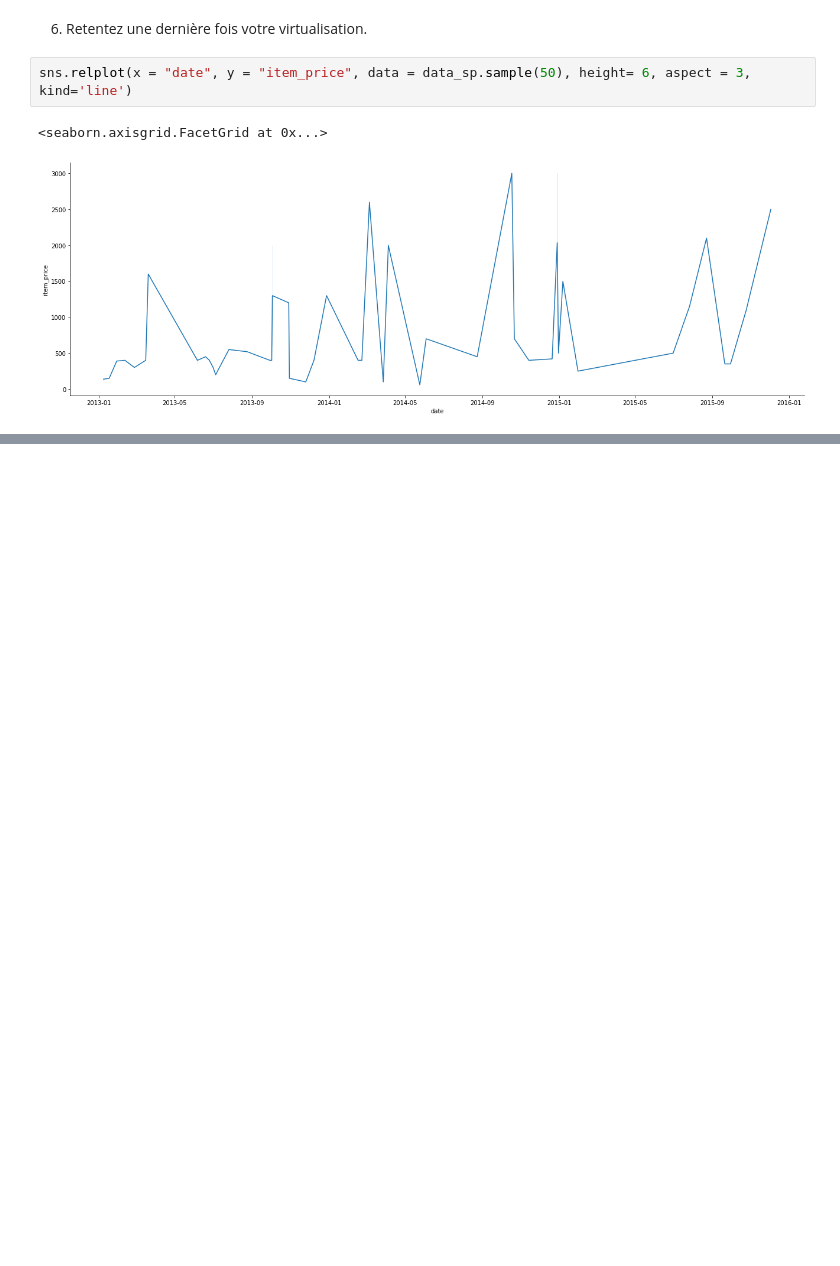
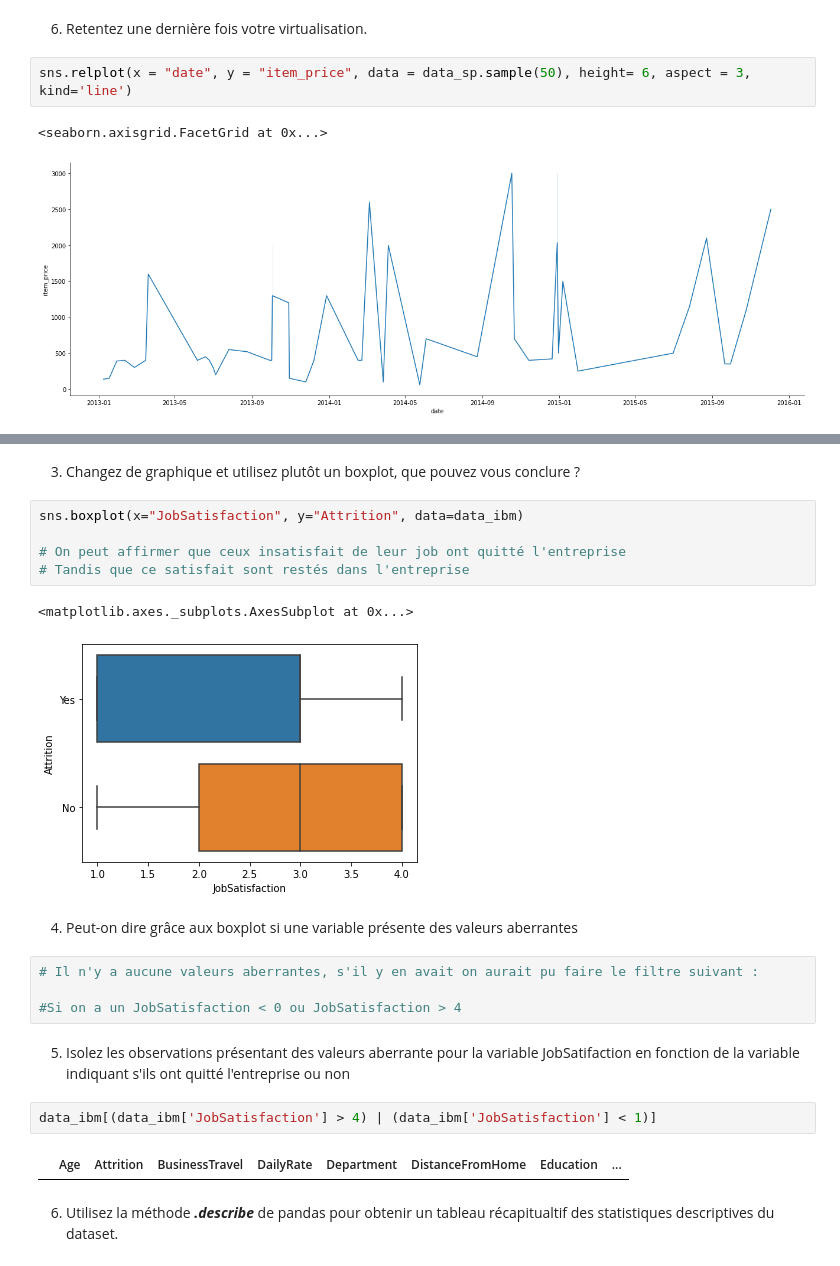
Before and after one commit to AureohDev/Tech_Lead_Exos, a Jupyter notebook: Algo/Exos/DataVisualisation.ipynb, the cells around one changed output, grey strips where cells are left out. Cells and saved outputs as stored; diff of their text form; blank space fills up the shorter version.

```diff
--- a/Algo/Exos/DataVisualisation.ipynb
+++ b/Algo/Exos/DataVisualisation.ipynb
@@ -178,0 +209,24 @@ sns.relplot(x = "date", y = "item_price", data = data_sp.sample(50), height= 6,
+# %% [markdown]
+3. Changez de graphique et utilisez plutôt un boxplot, que pouvez vous conclure ?
+# %%
+sns.boxplot(x="JobSatisfaction", y="Attrition", data=data_ibm)
+
+# On peut affirmer que ceux insatisfait de leur job ont quitté l'entreprise
+# Tandis que ce satisfait sont restés dans l'entreprise
+# %% [output]
+<matplotlib.axes._subplots.AxesSubplot at 0x...>
+[figure, added]
+# %% [markdown]
+4. Peut-on dire grâce aux boxplot si une variable présente des valeurs aberrantes
+# %%
+# Il n'y a aucune valeurs aberrantes, s'il y en avait on aurait pu faire le filtre suivant :
+
+#Si on a un JobSatisfaction < 0 ou JobSatisfaction > 4
+# %% [markdown]
+5. Isolez les observations présentant des valeurs aberrante pour la variable JobSatifaction en fonction de la variable indiquant s'ils ont quitté l'entreprise ou non
+# %%
+data_ibm[(data_ibm['JobSatisfaction'] > 4) | (data_ibm['JobSatisfaction'] < 1)]
+# %% [output]
+|  | Age | Attrition | BusinessTravel | DailyRate | Department | DistanceFromHome | Education | ... |
+# %% [markdown]
+6. Utilisez la méthode ***.describe*** de pandas pour obtenir un tableau récapitualtif des statistiques descriptives du dataset.
```
Also changed, not shown: parts of 38 cells of this notebook.
